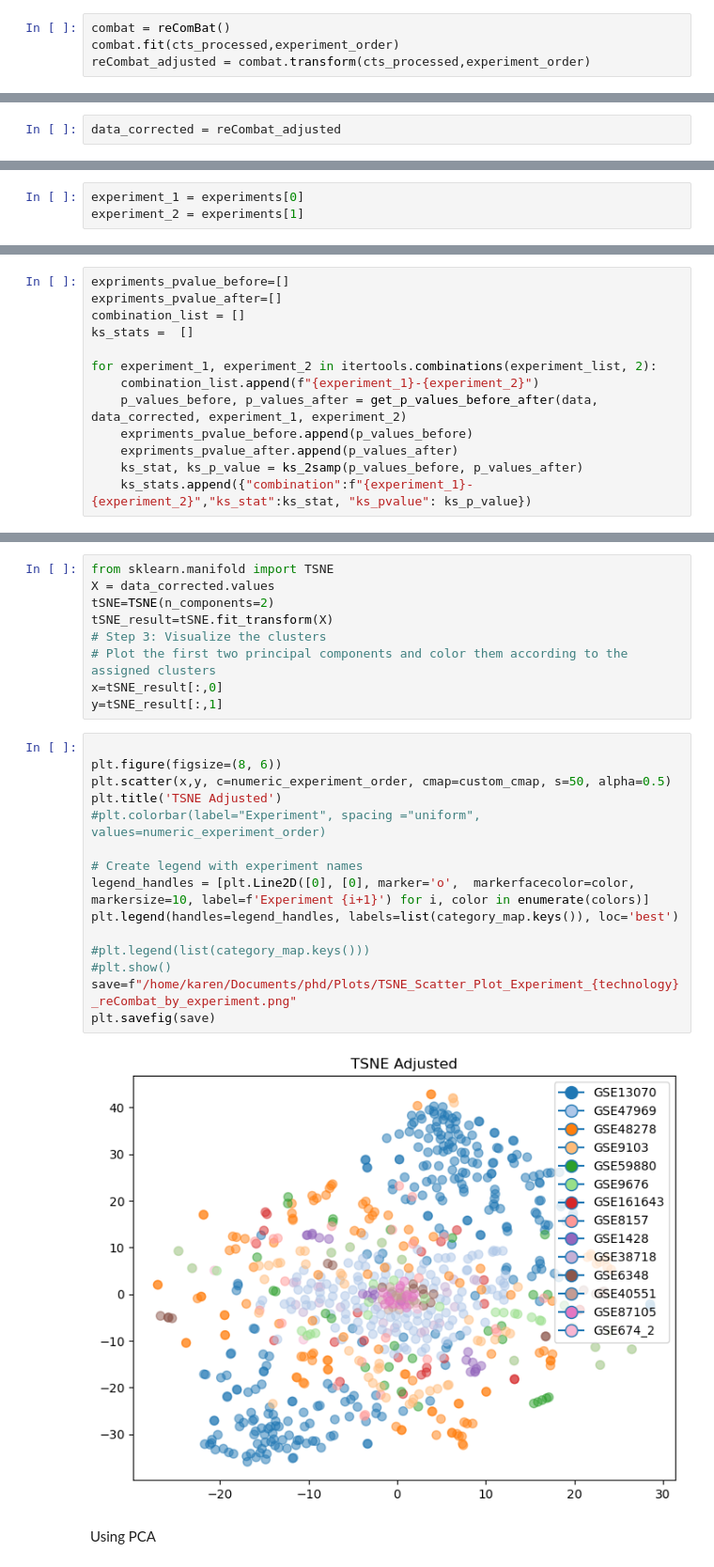
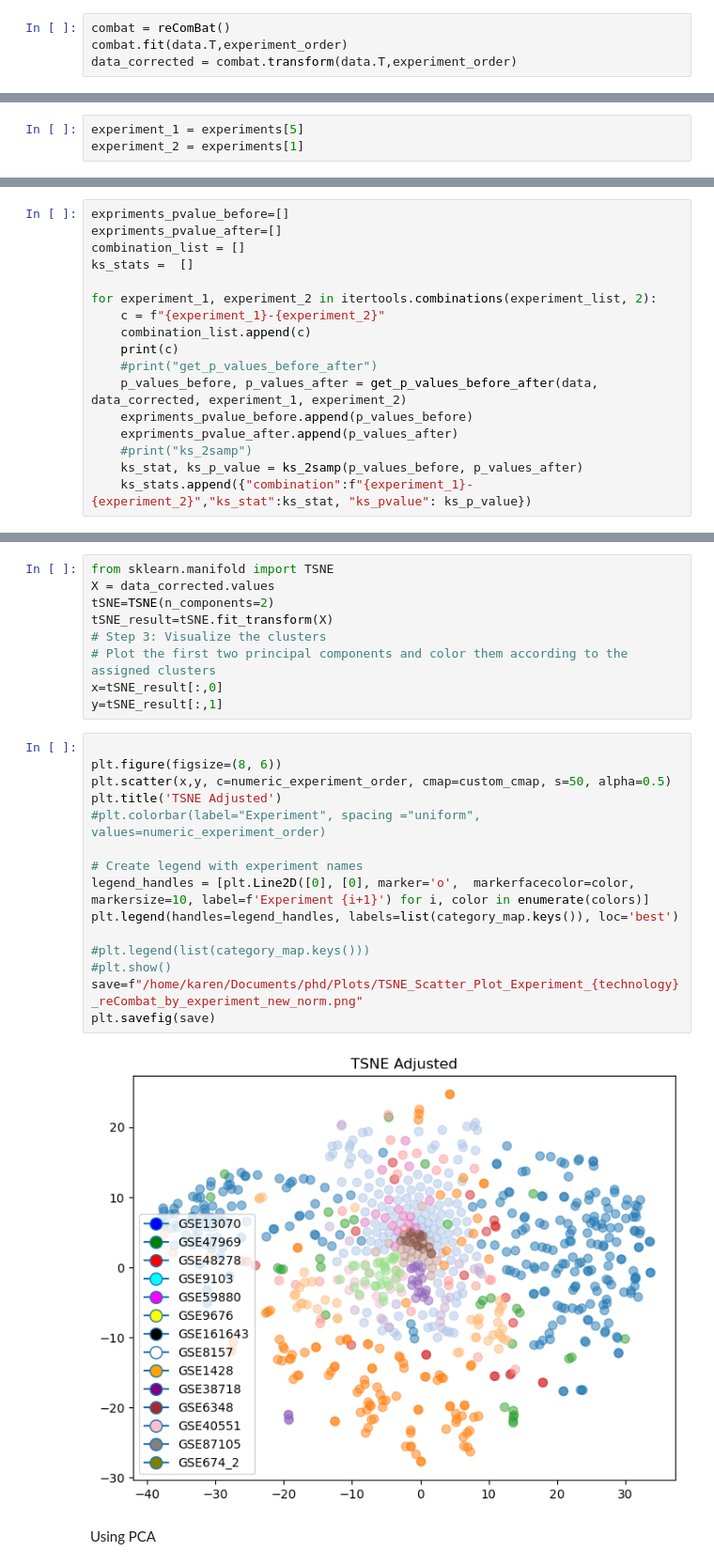
Before and after one commit to GuerreroVazquez/Test_DEG_methods-single_cell, a Jupyter notebook: batch_correction/reComBat-main/reComBat/Batch_correction_reCombat.ipynb, the cells around one changed output, grey strips where cells are left out. Shown: that part at 94% size. Saved outputs shown, nothing was run; the diff lists cells and outputs as text.

```diff
--- a/batch_correction/reComBat-main/reComBat/Batch_correction_reCombat.ipynb
+++ b/batch_correction/reComBat-main/reComBat/Batch_correction_reCombat.ipynb
@@ -187,5 +295,5 @@ experiment_order= pd.Series(experiment_order)
 # %%
 combat = reComBat()
-combat.fit(cts_processed,experiment_order)
-reCombat_adjusted = combat.transform(cts_processed,experiment_order)
+combat.fit(data.T,experiment_order)
+data_corrected = combat.transform(data.T,experiment_order)
 # %% [output]
@@ -221,5 +325,3 @@ blot_expression(data, experiments, count_experiments, colors=colors, save=f"/hom
-# %%
-data_corrected = reCombat_adjusted
 # %%
 data_corrected
 # %% [output]
@@ -349,5 +449,5 @@ experiments
  'GSE87105',
  'GSE674_2']
 # %%
-experiment_1 = experiments[0]
+experiment_1 = experiments[5]
 experiment_2 = experiments[1]
@@ -388,10 +519,14 @@ combination_list = []
 ks_stats =  []
 
 for experiment_1, experiment_2 in itertools.combinations(experiment_list, 2):
-    combination_list.append(f"{experiment_1}-{experiment_2}")
+    c = f"{experiment_1}-{experiment_2}"
+    combination_list.append(c)
+    print(c)
+    #print("get_p_values_before_after")
     p_values_before, p_values_after = get_p_values_before_after(data, data_corrected, experiment_1, experiment_2)
     expriments_pvalue_before.append(p_values_before)
     expriments_pvalue_after.append(p_values_after)
+    #print("ks_2samp")
     ks_stat, ks_p_value = ks_2samp(p_values_before, p_values_after)
     ks_stats.append({"combination":f"{experiment_1}-{experiment_2}","ks_stat":ks_stat, "ks_pvalue": ks_p_value})
 # %%
@@ -778,20 +914,20 @@ y=tSNE_result[:,1]
 # %%
 
 plt.figure(figsize=(8, 6))
 plt.scatter(x,y, c=numeric_experiment_order, cmap=custom_cmap, s=50, alpha=0.5)
 plt.title('TSNE Adjusted')
 #plt.colorbar(label="Experiment", spacing ="uniform",  values=numeric_experiment_order)
 
 # Create legend with experiment names
 legend_handles = [plt.Line2D([0], [0], marker='o',  markerfacecolor=color, markersize=10, label=f'Experiment {i+1}') for i, color in enumerate(colors)]
 plt.legend(handles=legend_handles, labels=list(category_map.keys()), loc='best')
 
 #plt.legend(list(category_map.keys()))
 #plt.show()
-save=f"/home/karen/Documents/phd/Plots/TSNE_Scatter_Plot_Experiment_{technology}_reCombat_by_experiment.png"
+save=f"/home/karen/Documents/phd/Plots/TSNE_Scatter_Plot_Experiment_{technology}_reCombat_by_experiment_new_norm.png"
 plt.savefig(save)
 # %% [output]
-[figure, old version]
+[figure, new version]
 # %% [markdown]
 Using PCA
 # %%
```
Also changed, not shown: parts of 35 cells of this notebook, 2 other files.
